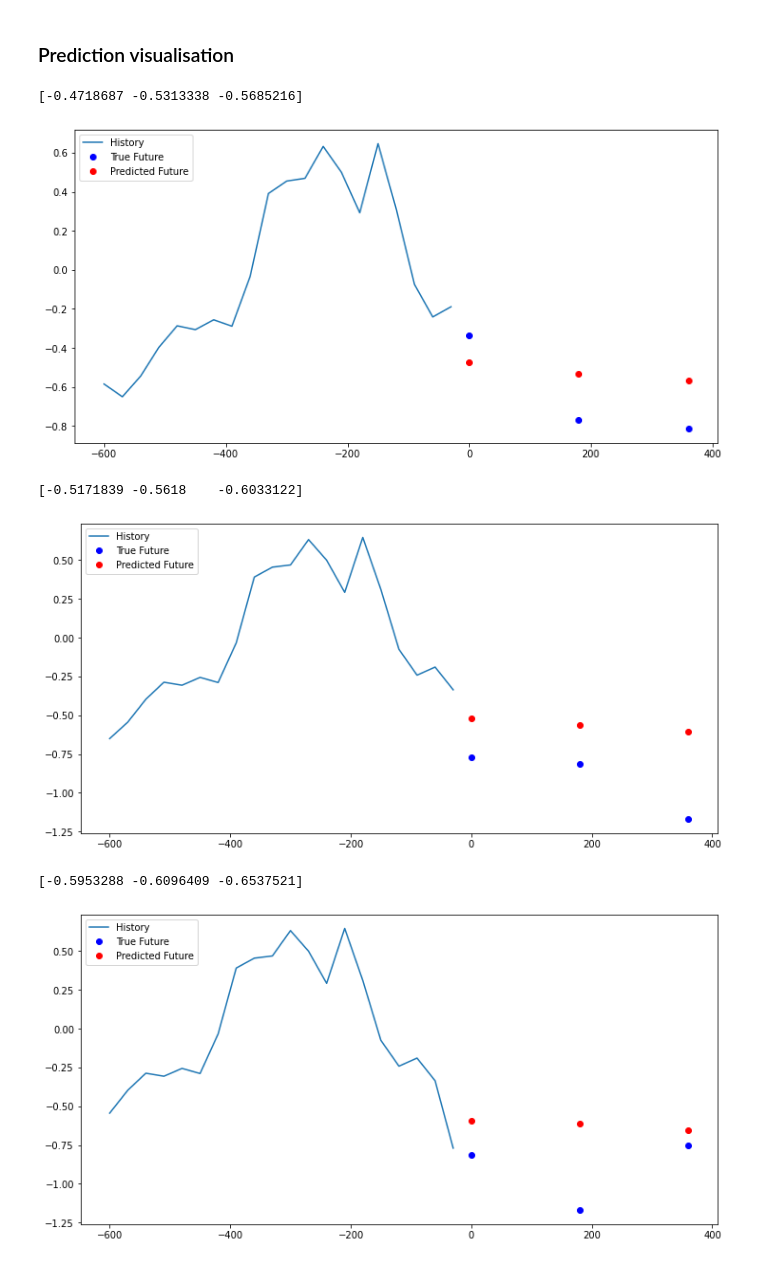
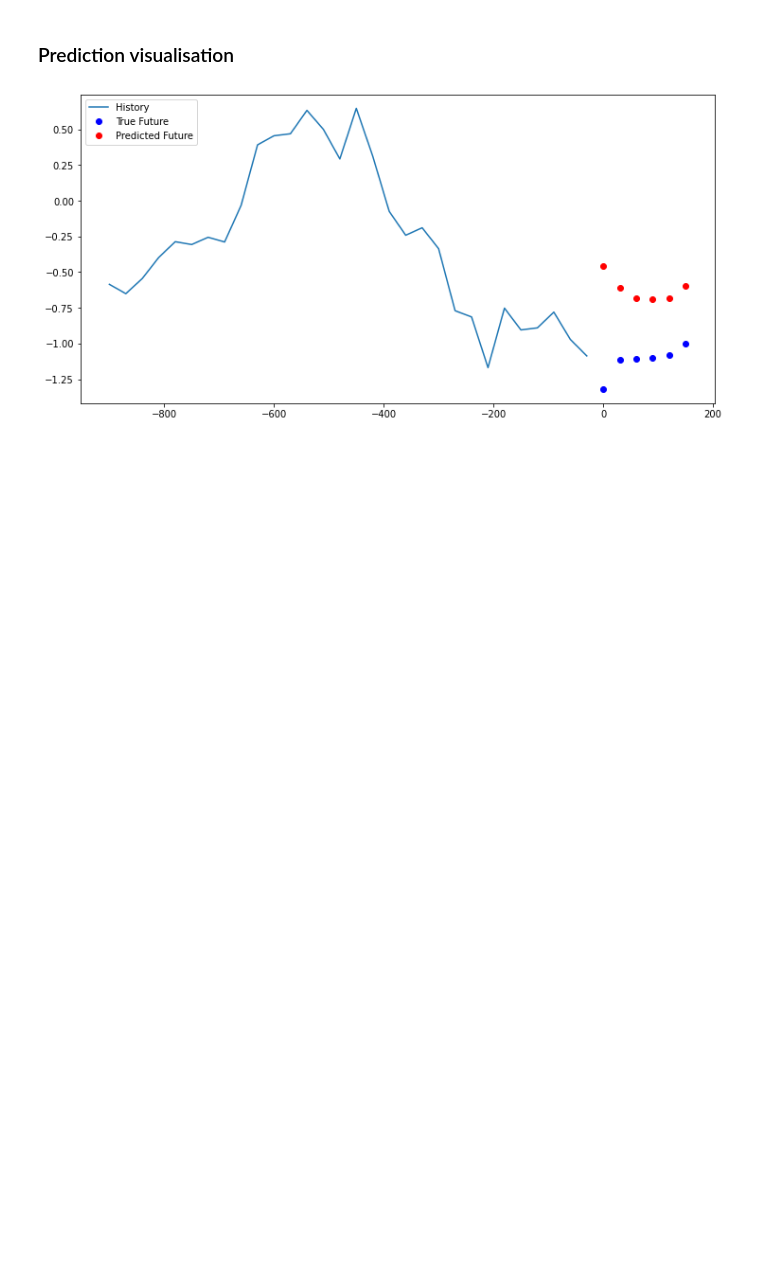
Before and after one commit to robLaing2/Forex_ANN_Forecasting, a Jupyter notebook: ForexAnnEnvironment.ipynb, the cells around one changed output. Drawn from its saved outputs; the diff is of its cells as text; code cells hidden in the pictures; blank space fills up the shorter version.

```diff
--- a/ForexAnnEnvironment.ipynb
+++ b/ForexAnnEnvironment.ipynb
@@ -515,12 +514,12 @@ import math
 EPOCHS = 10
 EVALUATION_INTERVAL = 100
 VALIDATION_STEPS = 50
-TIME_LAGS = 600
+TIME_LAGS = 900
 PREDICTION_HORIZON = 180
 STEP = 30
 BATCH_SIZE = 30
 FOLDS = 6
-FUTURE_STEP = 180
+FUTURE_STEP = 30
 
 features = ['20dayMovingAvg']
 
@@ -728,28 +727,2 @@ Epoch 10/10
-# %%
-for x in range(5,6):
-
-    valIndex = fold_locations[x]
-
-    if (x==FOLDS-1):
-        endIndex = None
-    else:
-        endIndex = fold_locations[x+1]
-
-
-    xTrainMulti, yTrainMulti = splitData(dataSet, dataSet[:, 0], 0, valIndex, TIME_LAGS, PREDICTION_HORIZON, STEP, False)
-    xValMulti, yValMulti = splitData(dataSet, dataSet[:, 0], valIndex, endIndex, TIME_LAGS, PREDICTION_HORIZON, STEP, False)
-
-    dataTrainMulti = tf.data.Dataset.from_tensor_slices((xTrainMulti, yTrainMulti))
-    dataTrainMulti = dataTrainMulti.cache().batch(BATCH_SIZE).repeat()
-
-    dataValMulti = tf.data.Dataset.from_tensor_slices((xValMulti, yValMulti))
-    dataValMulti = dataValMulti.batch(BATCH_SIZE).repeat()
-
-    print("--------------------- Fold", "%d/%d --------------------------" % (x, FOLDS))
-
-    result = multiStepModel.fit(dataTrainMulti, epochs=EPOCHS, steps_per_epoch=EVALUATION_INTERVAL,
-                        validation_data=dataValMulti, validation_steps=50)
-
-    results.append(result)
 # %% [markdown]
 ### Prediction visualisation
@@ -758,28 +729,21 @@ np.arange(10,5)
 # %%
 def multi_step_plot(history, true_future, prediction):
   plt.figure(figsize=(12, 6))
   num_in = create_time_steps(TIME_LAGS,STEP)
   num_out = len(true_future) * FUTURE_STEP
 
   plt.plot(num_in, np.array(history[:, 0]), label='History')
   plt.plot(np.arange(num_out, step=FUTURE_STEP), np.array(true_future), 'bo',
            label='True Future')
   if prediction.any():
     plt.plot(np.arange(num_out,step=FUTURE_STEP), np.array(prediction), 'ro',
              label='Predicted Future')
   plt.legend(loc='upper left')
   plt.show()
 
 
-for x, y in dataValMulti.take(3):
-
-    print(multiStepModel.predict(x)[0])
+for x, y in dataValMulti.take(1):
 
     multi_step_plot(x[0], y[0], multiStepModel.predict(x)[0])
 # %% [output]
-[-0.4718687 -0.5313338 -0.5685216]
-[figure, old version]
+[figure, new version]
-[-0.5171839 -0.5618    -0.6033122]
-[figure, removed]
-[-0.5953288 -0.6096409 -0.6537521]
-[figure, removed]
```
Also changed, not shown: parts of 28 cells of this notebook.
